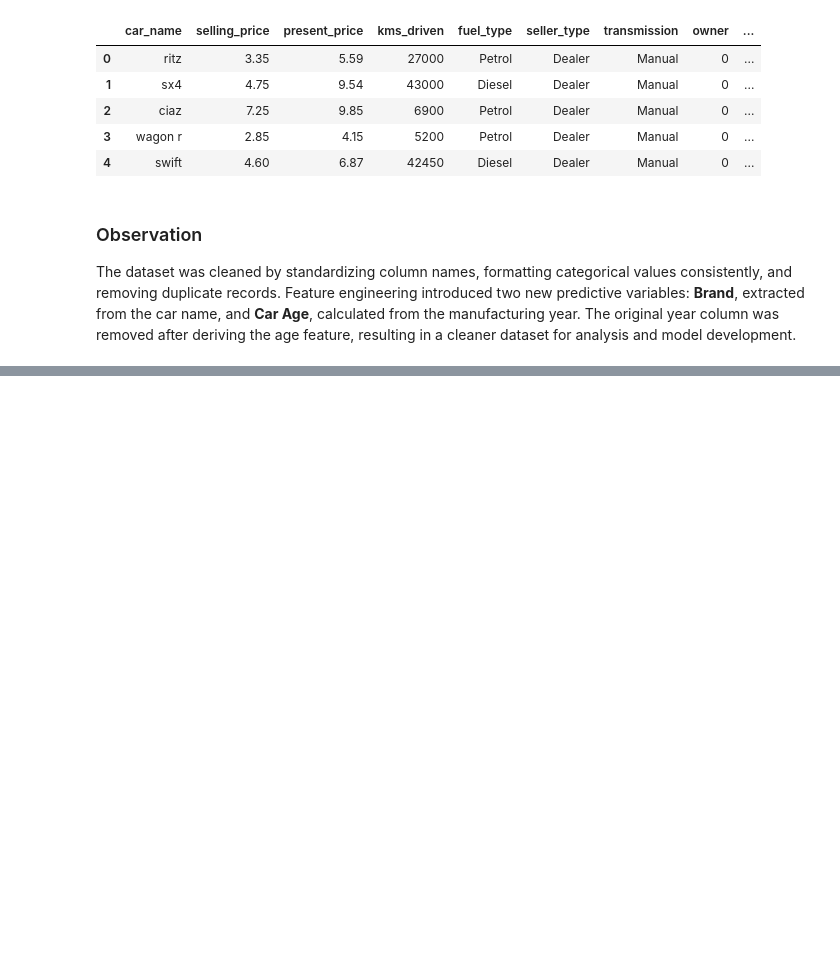
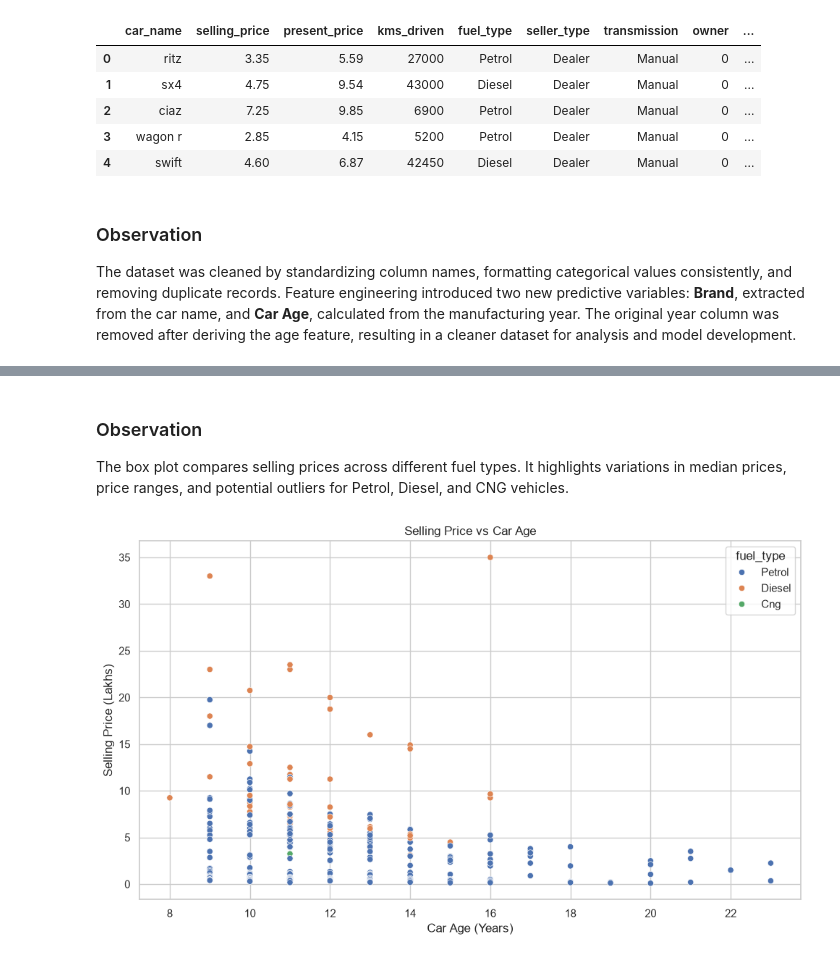
Before and after one commit to Sowravkanth/OIBSIP, a Jupyter notebook: DataScience-Task3-CarPricePrediction/notebooks/Car_Price_Prediction.ipynb, the cells around one changed output, grey strips where cells are left out. Drawn from its saved outputs; the diff is of its cells as text; code cells hidden in the pictures; blank space fills up the shorter version.

```diff
--- a/DataScience-Task3-CarPricePrediction/notebooks/Car_Price_Prediction.ipynb
+++ b/DataScience-Task3-CarPricePrediction/notebooks/Car_Price_Prediction.ipynb
@@ -258,0 +314,29 @@ The dataset was cleaned by standardizing column names, formatting categorical va
+# %% [markdown]
+### Observation
+
+The box plot compares selling prices across different fuel types. It highlights variations in median prices, price ranges, and potential outliers for Petrol, Diesel, and CNG vehicles.
+# %%
+plt.figure(figsize=(10,6))
+
+sns.scatterplot(
+    data=df,
+    x="car_age",
+    y="selling_price",
+    hue="fuel_type"
+)
+
+plt.title("Selling Price vs Car Age")
+plt.xlabel("Car Age (Years)")
+plt.ylabel("Selling Price (Lakhs)")
+
+plt.tight_layout()
+
+plt.savefig(
+    "../outputs/images/price_vs_car_age.png",
+    dpi=300,
+    bbox_inches="tight"
+)
+
+plt.show()
+# %% [output]
+[figure, added]
```
Also changed, not shown: parts of 9 cells of this notebook, 5 other files.
